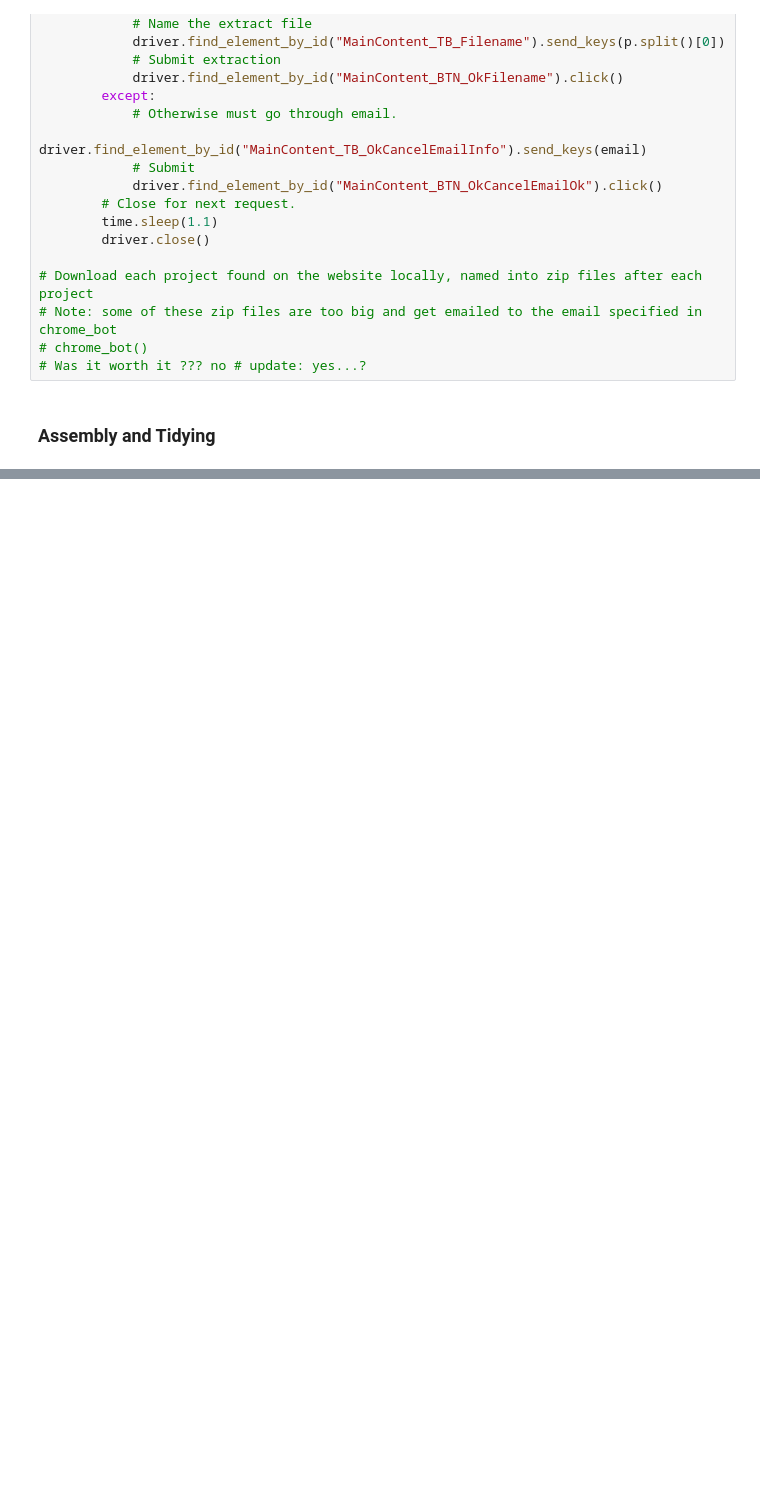
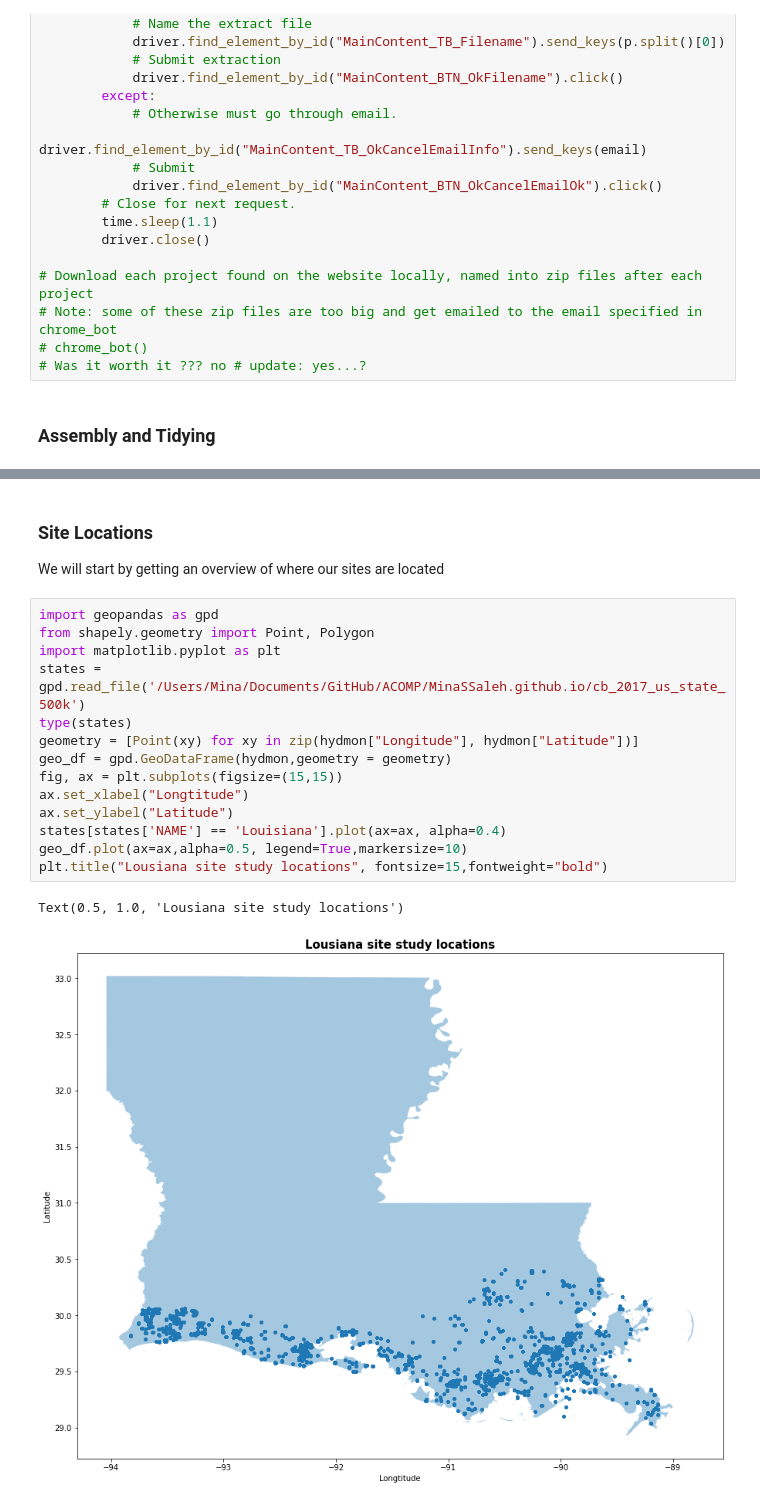
Before and after one commit to MinaSSaleh/MinaSSaleh.github.io, a Jupyter notebook: FinalTutorial.ipynb, the cells around one changed output, grey strips where cells are left out. Saved outputs shown, nothing was run; the diff lists cells and outputs as text; blank space fills up the shorter version.

```diff
--- a/FinalTutorial.ipynb
+++ b/FinalTutorial.ipynb
@@ -232,0 +208,20 @@ plt.show()
+# %% [markdown]
+### Site Locations
+We will start by getting an overview of where our sites are located
+# %%
+import geopandas as gpd
+from shapely.geometry import Point, Polygon
+import matplotlib.pyplot as plt
+states = gpd.read_file('/Users/Mina/Documents/GitHub/ACOMP/MinaSSaleh.github.io/cb_2017_us_state_500k')
+type(states)
+geometry = [Point(xy) for xy in zip(hydmon["Longitude"], hydmon["Latitude"])]
+geo_df = gpd.GeoDataFrame(hydmon,geometry = geometry)
+fig, ax = plt.subplots(figsize=(15,15))
+ax.set_xlabel("Longtitude")
+ax.set_ylabel("Latitude")
+states[states['NAME'] == 'Louisiana'].plot(ax=ax, alpha=0.4)
+geo_df.plot(ax=ax,alpha=0.5, legend=True,markersize=10)
+plt.title("Lousiana site study locations", fontsize=15,fontweight="bold")
+# %% [output]
+Text(0.5, 1.0, 'Lousiana site study locations')
+[figure, added]
```
Also changed, not shown: parts of 10 cells of this notebook, 16 other files.
